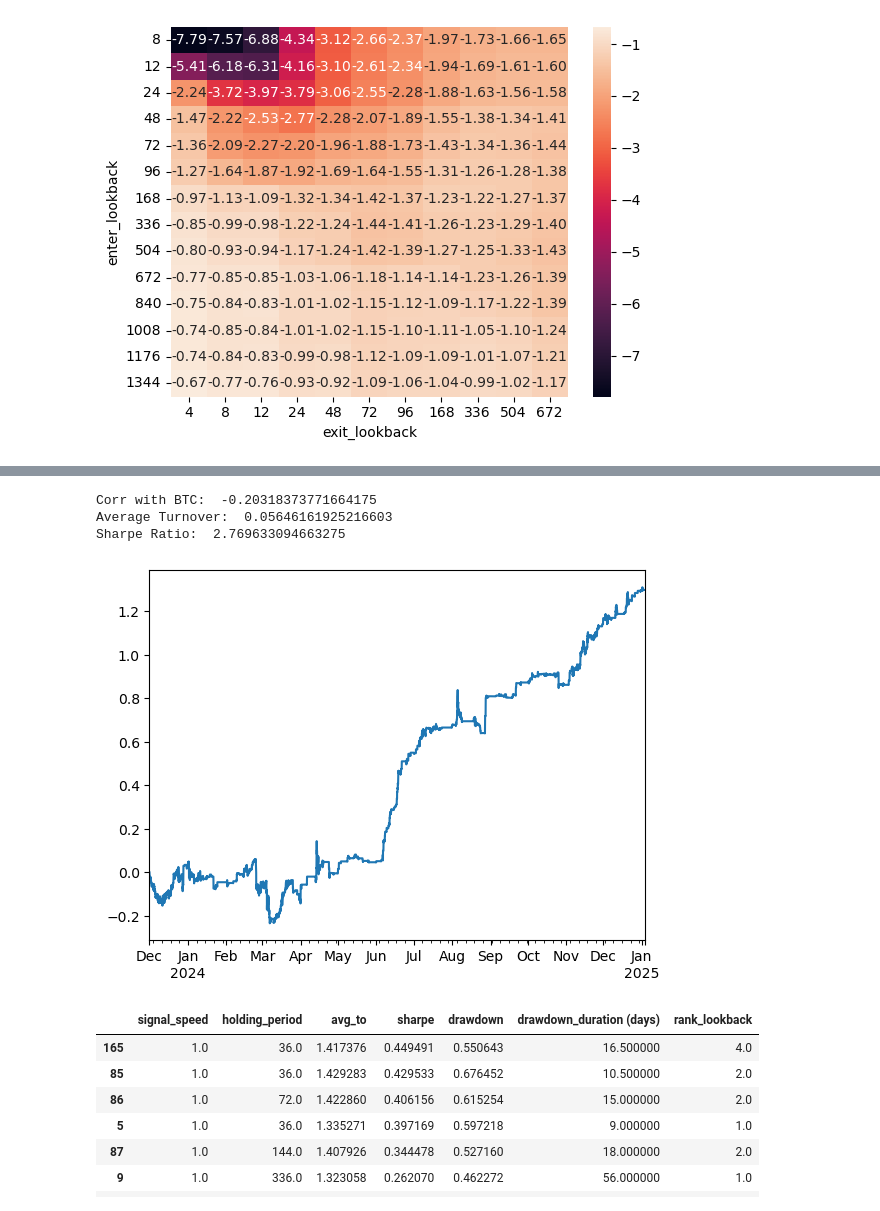
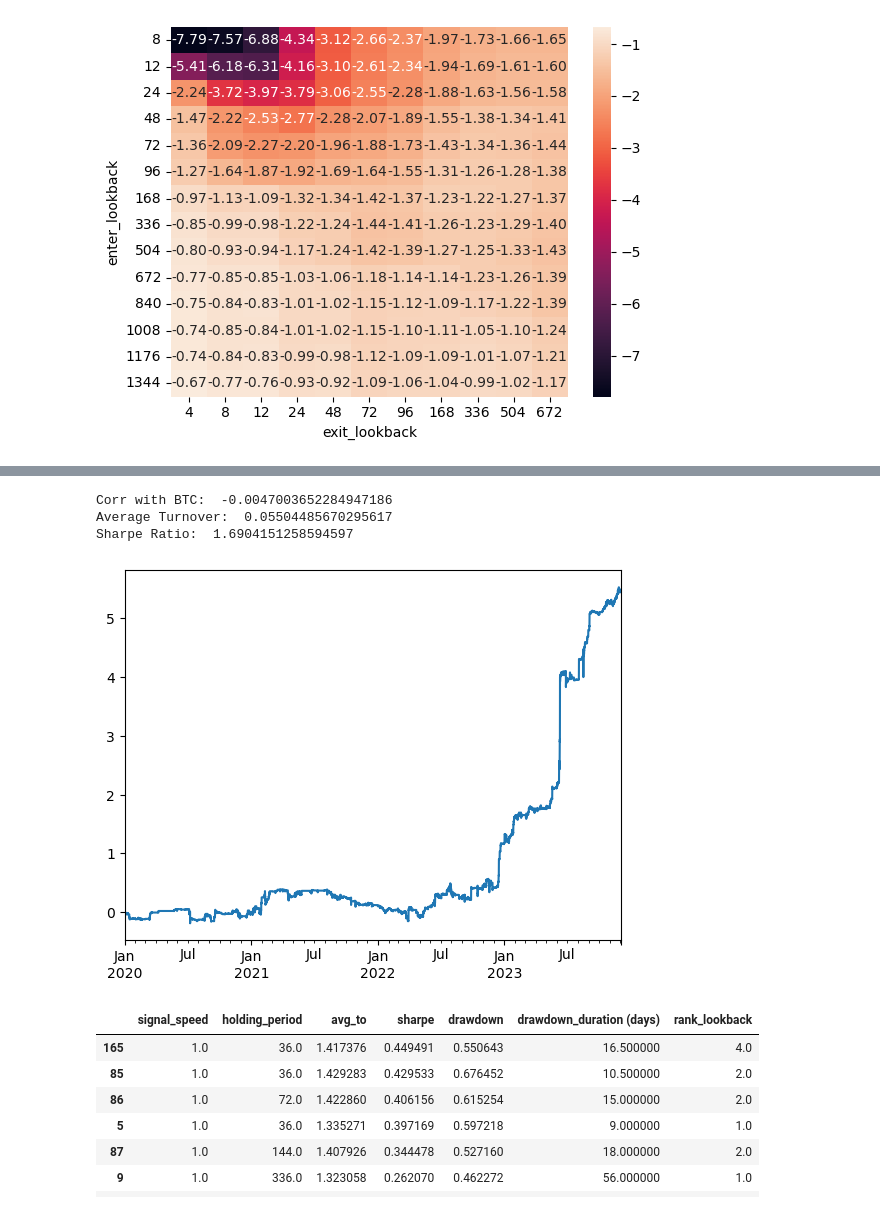
Before and after one commit to jofu-tofu/Trading-Bot, a Jupyter notebook: Uncon Backtest/BTC Layer 1 Basket.ipynb, the cells around one changed output, grey strips where cells are left out. Drawn from its saved outputs; the diff is of its cells as text; code cells hidden in the pictures.

Commit message:
mrzs long

```diff
--- a/Uncon Backtest/BTC Layer 1 Basket.ipynb
+++ b/Uncon Backtest/BTC Layer 1 Basket.ipynb
@@ -52,12 +54,12 @@ if filename not in os.listdir(path = '..'):
 else:
     px = pd.read_pickle('../'+filename)
 ret = px.pct_change()
-def mask_consecutive_zeros(series, window=24):
+def mask_consecutive_zeros(series, window=48):
     mask = series.rolling(window, min_periods=window).sum() == 0
     return series.mask(mask)
 
 # Apply to each column
-ret = ret.apply(mask_consecutive_zeros)
+ret = ret.apply(mask_consecutive_zeros, axis=0)
 out_of_sample_ret = ret['2023-12-01':]
 ret = ret[:'2023-12-01']
 # %% [output]
@@ -289,17 +296,14 @@ def long_channel_breakout_signal(ret, short_lookback=1, enter_lookback=24*25, ex
     # if you require full windows to start generating signals, you can set min_periods=window_size.
     short_max      = ret.rolling(window=short_lookback, min_periods=1).max()
     short_min      = ret.rolling(window=short_lookback, min_periods=1).min()
-    long_enter_max = ret.rolling(window=enter_lookback, min_periods=1).max()
-    long_exit_min  = ret.rolling(window=exit_lookback, min_periods=1).min()
+    long_enter_min = ret.rolling(window=enter_lookback, min_periods=1).min()
+    long_exit_max  = ret.rolling(window=exit_lookback, min_periods=1).max()
 
     # Compute signals (fully vectorized across all assets)
-    enter_signal = short_max - long_enter_max
-    exit_signal  = short_min - long_exit_min
+    enter_signal = short_min - long_enter_min
+    exit_signal  = short_max - long_exit_max
 
-    # Create the 'action' signal:
-    #   - 'enter' when enter_signal > 0
-    #   - 'exit' when exit_signal < 0 (only if no enter signal)
-    # The np.where calls are fully vectorized.
+
     position = pd.DataFrame(
         np.where(enter_signal == 0, 1, np.where(exit_signal == 0, 0, np.nan)),
         index=ret.index,
@@ -327,28 +331,16 @@ def short_channel_breakout_signal(ret, short_lookback=1, enter_lookback=1176, ex
           Lookback period for the exit threshold (long-term low).
 
     Returns:
-      signals_df : pandas.DataFrame
-          A DataFrame with MultiIndex columns:
-            - First level: 'ret', 'enter_signal', 'exit_signal', 'action'
-            - Second level: asset names.
-          The 'action' column is 'enter' when enter_signal > 0 and 'exit' when exit_signal < 0.
     """
-    # Compute rolling values for each asset.
-    # Note: We set min_periods=1 to get output from the very start;
-    # if you require full windows to start generating signals, you can set min_periods=window_size.
     short_max      = ret.rolling(window=short_lookback, min_periods=1).max()
     short_min      = ret.rolling(window=short_lookback, min_periods=1).min()
-    long_enter_min= ret.rolling(window=enter_lookback, min_periods=1).max()
-    long_exit_max  = ret.rolling(window=exit_lookback, min_periods=1).min()
+    long_enter_max= ret.rolling(window=enter_lookback, min_periods=1).max()
+    long_exit_min  = ret.rolling(window=exit_lookback, min_periods=1).min()
 
-    # Compute signals (fully vectorized across all assets)
-    enter_signal = short_min - long_enter_min
-    exit_signal  = short_max - long_exit_max
+    enter_signal = short_max - long_enter_max
+    exit_signal  = short_min - long_exit_min
 
-    # Create the 'action' signal:
-    #   - 'enter' when enter_signal > 0
-    #   - 'exit' when exit_signal < 0 (only if no enter signal)
-    # The np.where calls are fully vectorized.
+
     position = pd.DataFrame(
         np.where(enter_signal == 0, -1, np.where(exit_signal == 0, 0, np.nan)),
         index=ret.index,
@@ -356,7 +348,6 @@ def short_channel_breakout_signal(ret, short_lookback=1, enter_lookback=1176, ex
     )
     position = position.ffill().fillna(0)
 
-    # Combine everything into one DataFrame with MultiIndex columns.
     return position
 
 signal = equal_weighting(short_channel_breakout_signal(layer1_binance_ret))
@@ -613,17 +557,17 @@ Sharpe Ratio:  2.769633094663275
 # %%
 def long_short_channel_breakout(ret):
 # combine long short channel breakout
-    long_signal = equal_weighting(long_channel_breakout_signal(ret,   short_lookback=1, enter_lookback=8, exit_lookback=24*28))
+    long_signal = equal_weighting(long_channel_breakout_signal(ret,   short_lookback=1, enter_lookback=8, exit_lookback=1176))
     short_signal = equal_weighting(short_channel_breakout_signal(ret,   short_lookback=1, enter_lookback=1176, exit_lookback=12))
     long_short_signal = long_signal + short_signal
     long_short_signal = equal_weighting(long_short_signal)
     to_sharpe(long_short_signal, ret, th = 1, to_off = False, plot = True)
-long_short_channel_breakout(out_of_sample_layer1_binance_ret)
+long_short_channel_breakout(layer1_binance_ret)
 # %% [output]
-Corr with BTC:  -0.20318373771664175
-Average Turnover:  0.05646161925216603
-Sharpe Ratio:  2.769633094663275
+Corr with BTC:  -0.0047003652284947186
+Average Turnover:  0.05504485670295617
+Sharpe Ratio:  1.6904151258594597
-[figure, old version]
+[figure, new version]
 # %%
 from numba import njit
 
```
Also changed, not shown: parts of 27 cells of this notebook, 3 other files.
